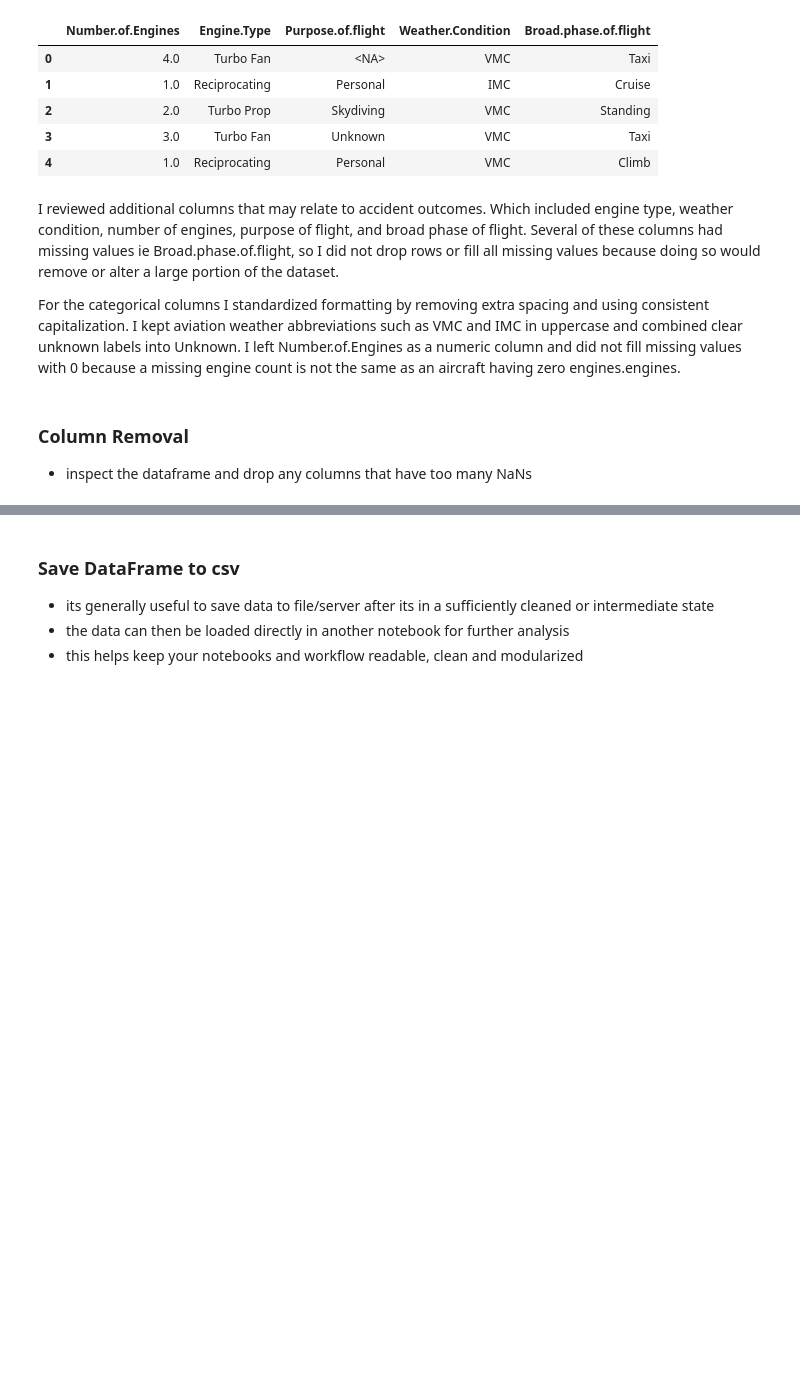
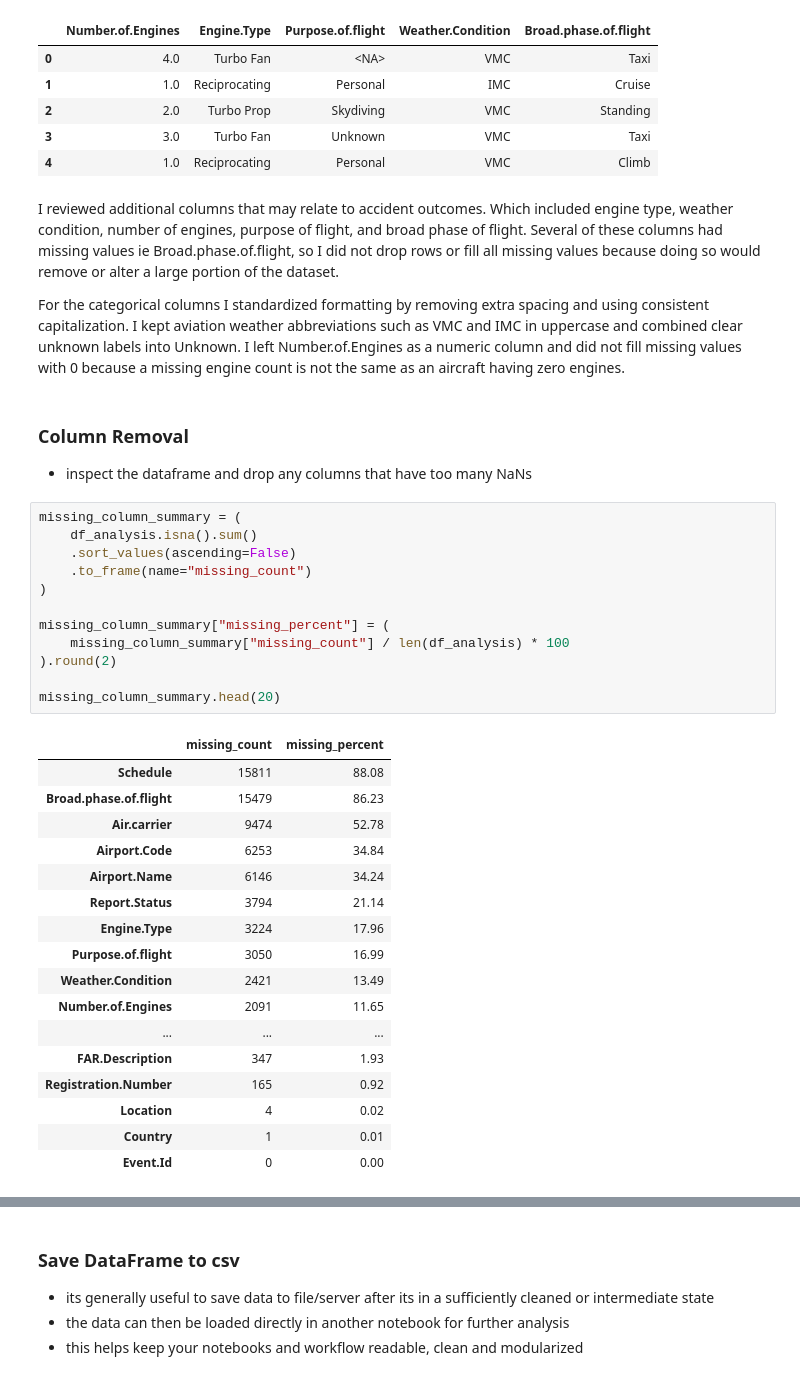
Before and after one commit to amacken3/dsc-course0-m8-lab, a Jupyter notebook: Aviation_Accidents_Cleaning.ipynb, the cells around one changed output, grey strips where cells are left out. Saved outputs shown, nothing was run; the diff lists cells and outputs as text; blank space fills up the shorter version.

```diff
--- a/Aviation_Accidents_Cleaning.ipynb
+++ b/Aviation_Accidents_Cleaning.ipynb
@@ -481,7 +481,37 @@ df_analysis[columns_to_review].head()
 # %% [markdown]
 I reviewed additional columns that may relate to accident outcomes. Which included engine type, weather condition, number of engines, purpose of flight, and broad phase of flight. Several of these columns had missing values ie Broad.phase.of.flight, so I did not drop rows or fill all missing values because doing so would remove or alter a large portion of the dataset.
 
-For the categorical columns I standardized formatting by removing extra spacing and using consistent capitalization. I kept aviation weather abbreviations such as VMC and IMC in uppercase and combined clear unknown labels into Unknown. I left Number.of.Engines as a numeric column and did not fill missing values with 0 because a missing engine count is not the same as an aircraft having zero engines.engines.
+For the categorical columns I standardized formatting by removing extra spacing and using consistent capitalization. I kept aviation weather abbreviations such as VMC and IMC in uppercase and combined clear unknown labels into Unknown. I left Number.of.Engines as a numeric column and did not fill missing values with 0 because a missing engine count is not the same as an aircraft having zero engines.
 # %% [markdown]
 ### Column Removal
 - inspect the dataframe and drop any columns that have too many NaNs
+# %%
+missing_column_summary = (
+    df_analysis.isna().sum()
+    .sort_values(ascending=False)
+    .to_frame(name="missing_count")
+)
+
+missing_column_summary["missing_percent"] = (
+    missing_column_summary["missing_count"] / len(df_analysis) * 100
+).round(2)
+
+missing_column_summary.head(20)
+# %% [output]
+|  | missing_count | missing_percent |
+| Schedule | 15811 | 88.08 |
+| Broad.phase.of.flight | 15479 | 86.23 |
+| Air.carrier | 9474 | 52.78 |
+| Airport.Code | 6253 | 34.84 |
+| Airport.Name | 6146 | 34.24 |
+| Report.Status | 3794 | 21.14 |
+| Engine.Type | 3224 | 17.96 |
+| Purpose.of.flight | 3050 | 16.99 |
+| Weather.Condition | 2421 | 13.49 |
+| Number.of.Engines | 2091 | 11.65 |
+| ... | ... | ... |
+| FAR.Description | 347 | 1.93 |
+| Registration.Number | 165 | 0.92 |
+| Location | 4 | 0.02 |
+| Country | 1 | 0.01 |
+| Event.Id | 0 | 0.00 |
```
Also changed, not shown: parts of 5 cells of this notebook, 1 other file.
